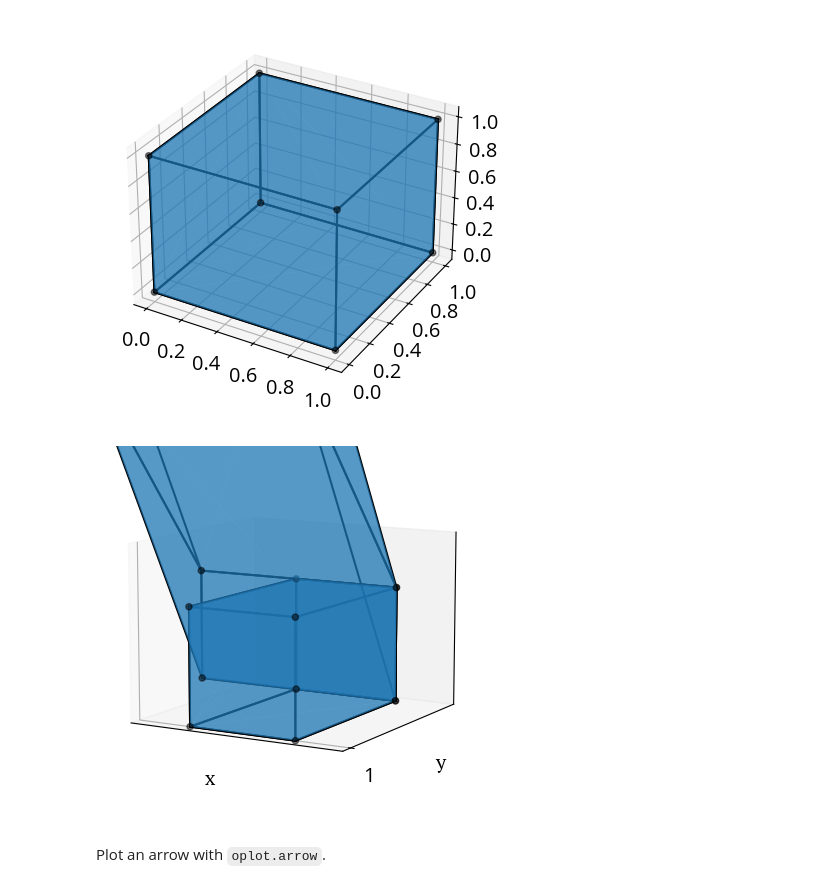
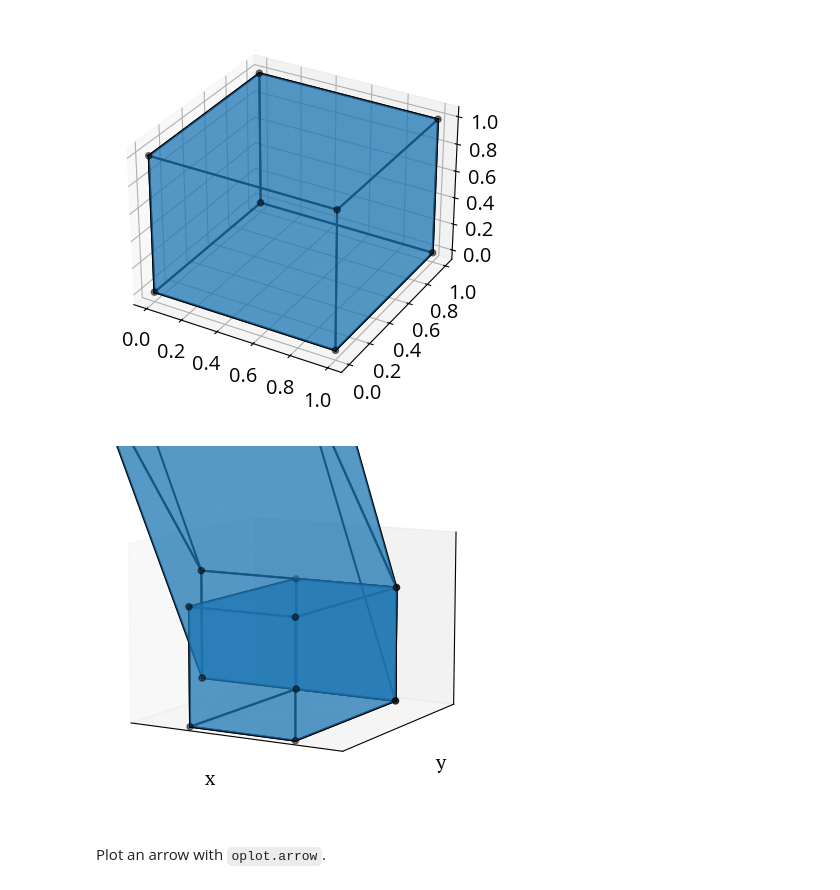
Before and after one commit to lyodine/oplot, a Jupyter notebook: examples.ipynb, the cells around one changed output. Cells and saved outputs as stored; diff of their text form; code cells hidden in the pictures.

```diff
--- a/examples.ipynb
+++ b/examples.ipynb
@@ -77,35 +53,34 @@ op.chull(op.unit_cube)
 # %%
 
 transform = np.array([
     [2,0,0],
     [0,1,0],
     [0,3,1]
 ])
 
 source = op.unit_cube.T
 
 new_unit = transform.dot(source).T
 # np.matmul(transform, source)
 fig = plt.figure()
 ax = plt.axes(projection="3d")
 ax.view_init(10, 120)
 ax.set_zlabel("z", fontname = 'PT Serif')
 op.annotate("", "x", "y", "z")
 ax.set_xticks([])
 ax.set_yticks([])
 ax.set_zticks([])
 ax.set_xlim3d(-0.5, 1.5)
 ax.set_zlim3d(0, 1.5)
 for side in ['top','right','bottom','left']:
     ax.spines[side].set_visible(False)
 ax.tick_params(axis='both',which='both',labelbottom=False,bottom=False,left=False)
-ax.set_yticks([min(y),max(y)])
 
 
 op.chull(op.unit_cube)
 op.chull(new_unit)
 # %% [output]
-[figure, old version]
+[figure, new version]
 # %% [markdown]
 Plot an arrow with `oplot.arrow`.
 # %%
```
Also changed, not shown: parts of 12 cells of this notebook.
